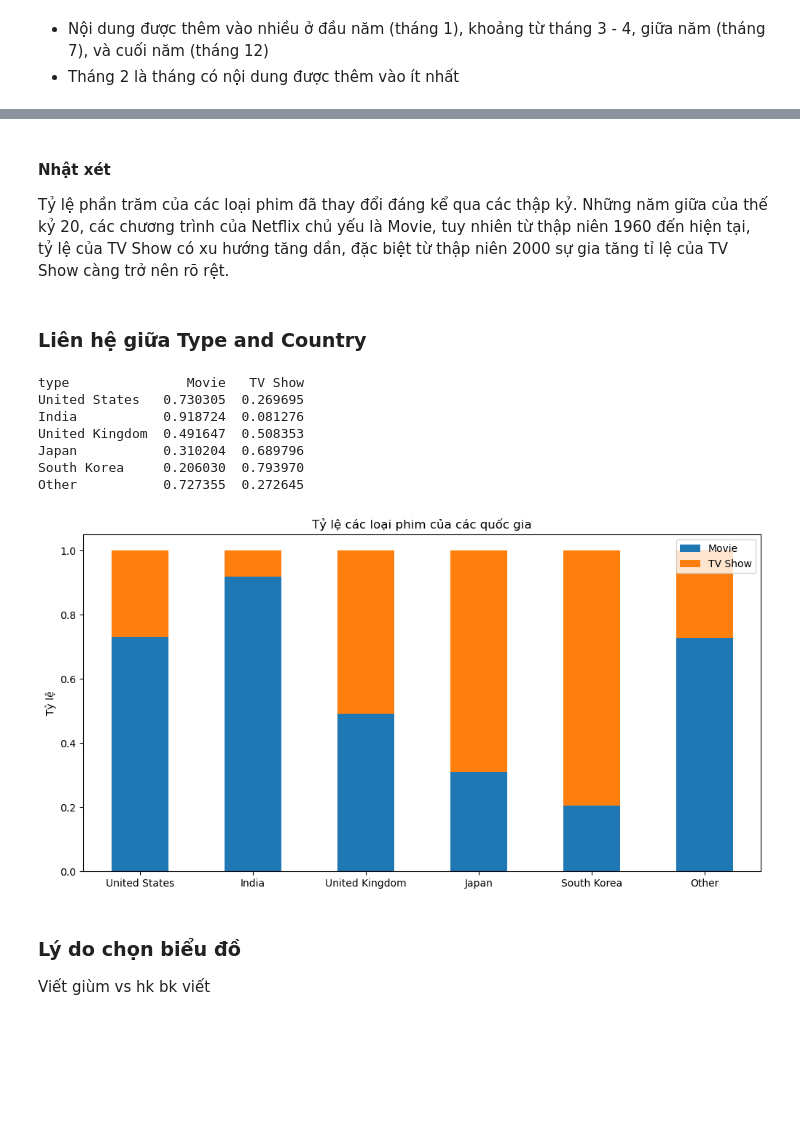
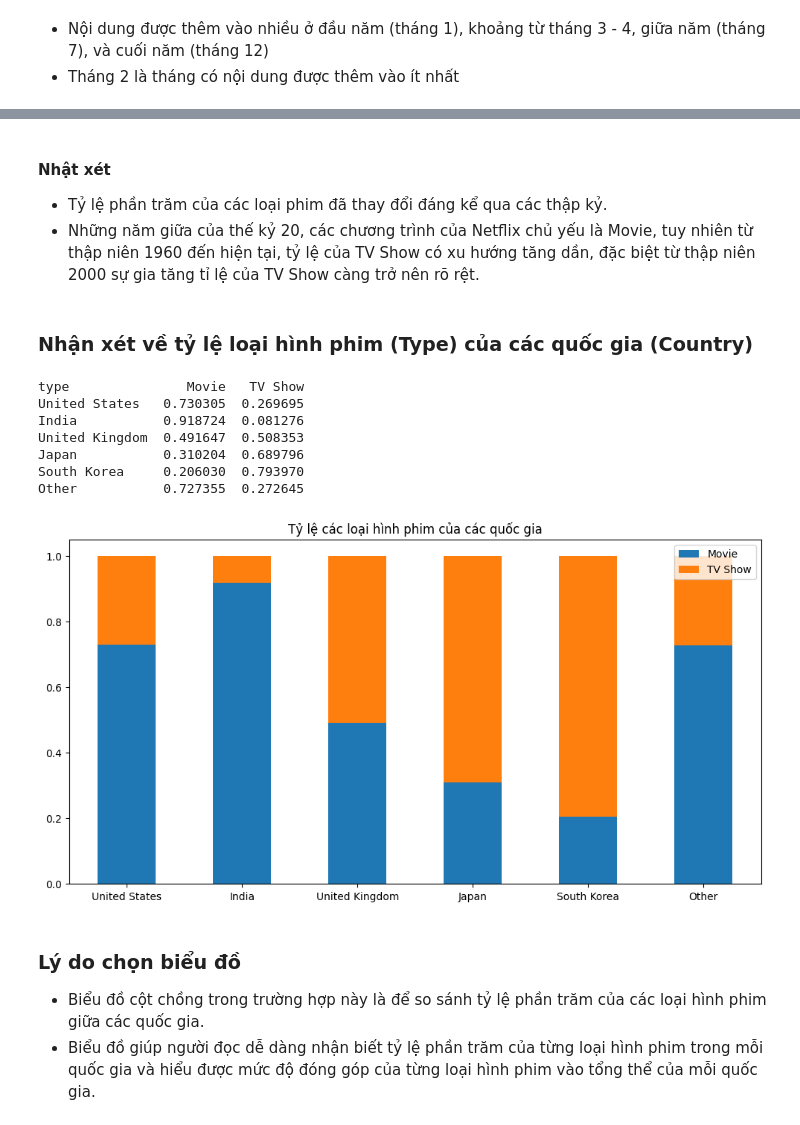
Before and after one commit to nhttrn84/Data_Visualization, a Jupyter notebook: relationship.ipynb, the cells around one changed output, grey strips where cells are left out. Saved outputs shown, nothing was run; the diff lists cells and outputs as text; code cells hidden in the pictures; blank space fills up the shorter version.

```diff
--- a/relationship.ipynb
+++ b/relationship.ipynb
@@ -547,10 +523,10 @@ Viết giùm vs hk bk viết
 # %% [markdown]
 #### Nhật xét
-Tỷ lệ phần trăm của các loại phim đã thay đổi đáng kể qua các thập kỷ. Những năm giữa của thế kỷ 20, các chương trình của Netflix chủ yếu là Movie, tuy nhiên từ thập niên 1960 đến hiện tại, tỷ lệ của TV Show có xu hướng tăng dần, đặc biệt từ thập niên 2000 sự gia tăng tỉ lệ của TV Show càng trở nên rõ rệt.
+- Tỷ lệ phần trăm của các loại phim đã thay đổi đáng kể qua các thập kỷ.
+- Những năm giữa của thế kỷ 20, các chương trình của Netflix chủ yếu là Movie, tuy nhiên từ thập niên 1960 đến hiện tại, tỷ lệ của TV Show có xu hướng tăng dần, đặc biệt từ thập niên 2000 sự gia tăng tỉ lệ của TV Show càng trở nên rõ rệt.
-# %% [markdown]
-### Liên hệ giữa Type and Country
+# %% [markdown]
+### Nhận xét về tỷ lệ loại hình phim (Type) của các quốc gia (Country)
 # %%
-
 # Group by country and type, then count occurrences
 grouped_df = df.groupby(['country', 'type']).size().unstack(fill_value=0)
 
@@ -561,37 +537,38 @@ top_countries = grouped_df.sum(axis=1).nlargest(5).index
 top_df = grouped_df.loc[top_countries]
 
 # Sum counts for the rest of the countries
 rest_df = grouped_df.drop(top_countries)
 rest_sum = rest_df.sum()
 rest_df = pd.DataFrame(rest_sum).transpose()
 rest_df.index = ['Other']  # Rename index to "Other"
 
 # Concatenate top countries and the rest
 final_df = pd.concat([top_df, rest_df])
 
 # Normalize each row to get proportions
 normalized_df = final_df.div(final_df.sum(axis=1), axis=0)
 
 print(normalized_df)
 
 # Plotting
 normalized_df.plot(kind='bar', stacked=True, figsize=(12, 6))
-plt.title('Tỷ lệ các loại phim của các quốc gia')
+plt.title('Tỷ lệ các loại hình phim của các quốc gia')
 plt.xticks(rotation=0)
 
 plt.legend(title='')
 plt.show()
 # %% [output]
 type               Movie   TV Show
 United States   0.730305  0.269695
 India           0.918724  0.081276
 United Kingdom  0.491647  0.508353
 Japan           0.310204  0.689796
 South Korea     0.206030  0.793970
 Other           0.727355  0.272645
-[figure, old version]
+[figure, new version]
-# %% [markdown]
-### Lý do chọn biểu đồ
-Viết giùm vs hk bk viết
+# %% [markdown]
+### Lý do chọn biểu đồ
+- Biểu đồ cột chồng trong trường hợp này là để so sánh tỷ lệ phần trăm của các loại hình phim giữa các quốc gia.
+- Biểu đồ giúp người đọc dễ dàng nhận biết tỷ lệ phần trăm của từng loại hình phim trong mỗi quốc gia và hiểu được mức độ đóng góp của từng loại hình phim vào tổng thể của mỗi quốc gia.
 # %% [markdown]
 ### Nhận xét
```
Also changed, not shown: parts of 66 cells of this notebook.
